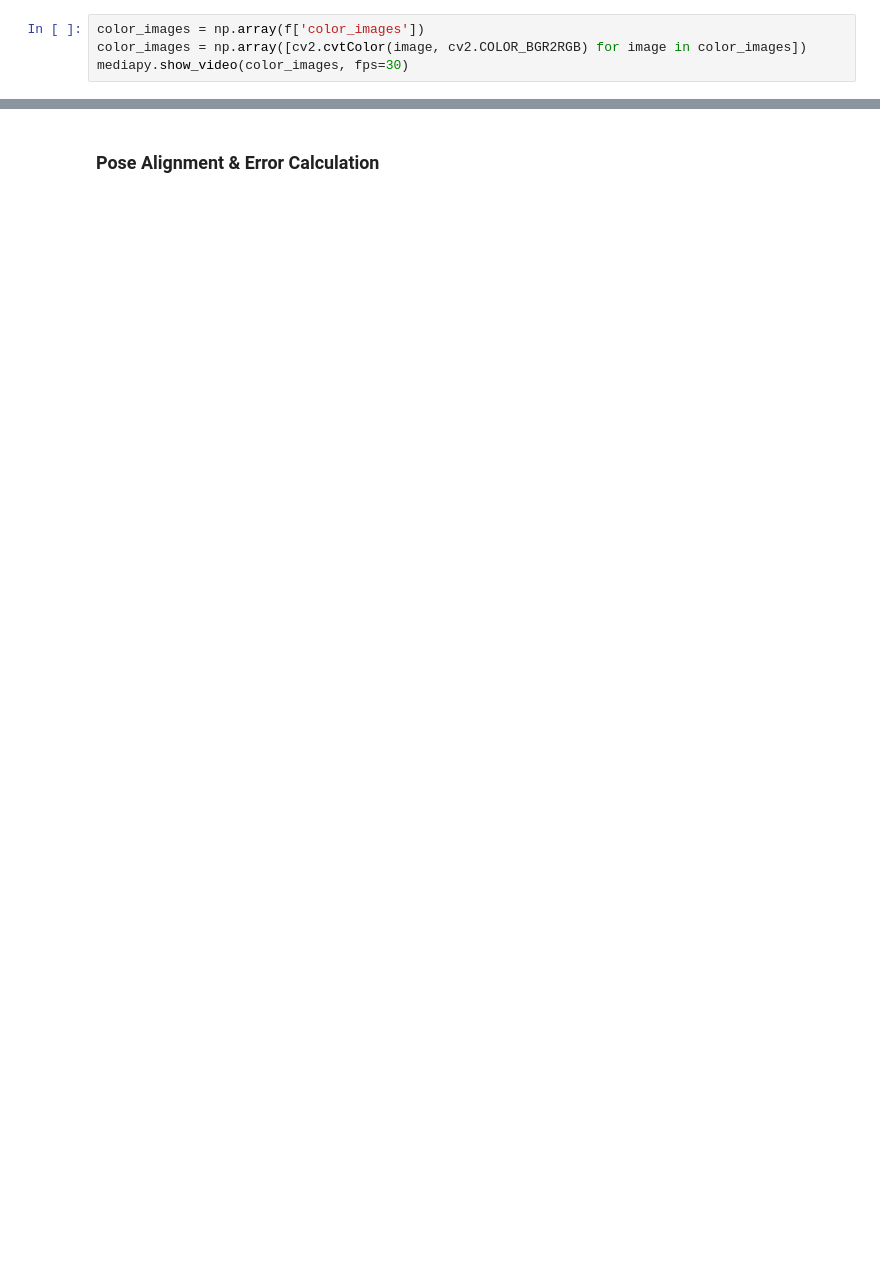
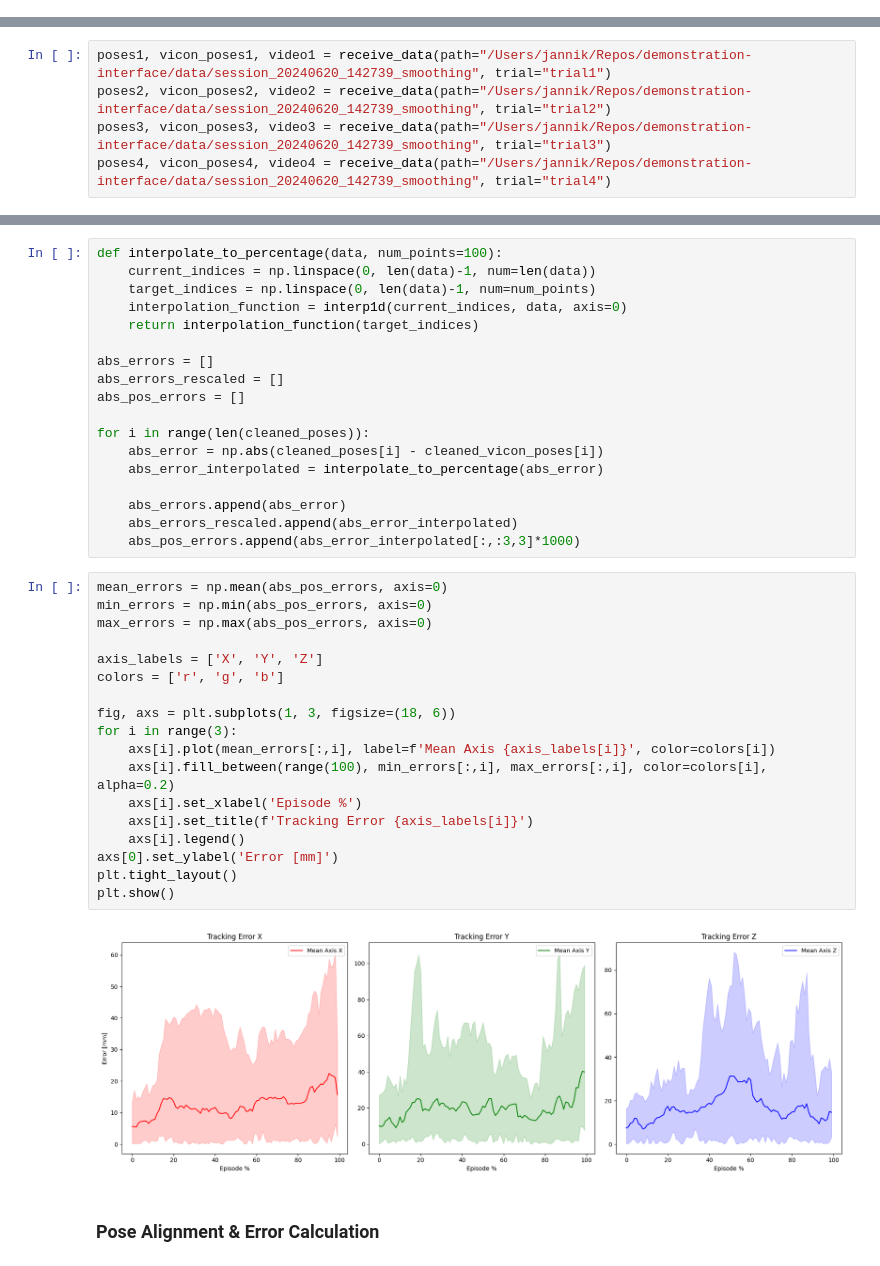
Before and after one commit to J4nn1K/demonstration-interface, a Jupyter notebook: notebooks/experiment1_slam_accuracy.ipynb, the cells around one changed output, grey strips where cells are left out. Saved outputs shown, nothing was run; the diff lists cells and outputs as text; blank space fills up the shorter version.

```diff
--- a/notebooks/experiment1_slam_accuracy.ipynb
+++ b/notebooks/experiment1_slam_accuracy.ipynb
@@ -41,4 +17,0 @@ print(len(vicon_poses_downsampled))
-# %%
-color_images = np.array(f['color_images'])
-color_images = np.array([cv2.cvtColor(image, cv2.COLOR_BGR2RGB) for image in color_images])
-mediapy.show_video(color_images, fps=30)
@@ -46,0 +53,5 @@ mediapy.show_video(color_images, fps=30)
+# %%
+poses1, vicon_poses1, video1 = receive_data(path="/Users/jannik/Repos/demonstration-interface/data/session_20240620_142739_smoothing", trial="trial1")
+poses2, vicon_poses2, video2 = receive_data(path="/Users/jannik/Repos/demonstration-interface/data/session_20240620_142739_smoothing", trial="trial2")
+poses3, vicon_poses3, video3 = receive_data(path="/Users/jannik/Repos/demonstration-interface/data/session_20240620_142739_smoothing", trial="trial3")
+poses4, vicon_poses4, video4 = receive_data(path="/Users/jannik/Repos/demonstration-interface/data/session_20240620_142739_smoothing", trial="trial4")
@@ -47,2 +125,40 @@ mediapy.show_video(color_images, fps=30)
+# %%
+def interpolate_to_percentage(data, num_points=100):
+    current_indices = np.linspace(0, len(data)-1, num=len(data))
+    target_indices = np.linspace(0, len(data)-1, num=num_points)
+    interpolation_function = interp1d(current_indices, data, axis=0)
+    return interpolation_function(target_indices)
+
+abs_errors = []
+abs_errors_rescaled = []
+abs_pos_errors = []
+
+for i in range(len(cleaned_poses)):
+    abs_error = np.abs(cleaned_poses[i] - cleaned_vicon_poses[i])
+    abs_error_interpolated = interpolate_to_percentage(abs_error)
+
+    abs_errors.append(abs_error)
+    abs_errors_rescaled.append(abs_error_interpolated)
+    abs_pos_errors.append(abs_error_interpolated[:,:3,3]*1000)
+# %%
+mean_errors = np.mean(abs_pos_errors, axis=0)
+min_errors = np.min(abs_pos_errors, axis=0)
+max_errors = np.max(abs_pos_errors, axis=0)
+
+axis_labels = ['X', 'Y', 'Z']
+colors = ['r', 'g', 'b']
+
+fig, axs = plt.subplots(1, 3, figsize=(18, 6))
+for i in range(3):
+    axs[i].plot(mean_errors[:,i], label=f'Mean Axis {axis_labels[i]}', color=colors[i])
+    axs[i].fill_between(range(100), min_errors[:,i], max_errors[:,i], color=colors[i], alpha=0.2)
+    axs[i].set_xlabel('Episode %')
+    axs[i].set_title(f'Tracking Error {axis_labels[i]}')
+    axs[i].legend()
+axs[0].set_ylabel('Error [mm]')
+plt.tight_layout()
+plt.show()
+# %% [output]
+[figure, added]
 # %% [markdown]
 ### Pose Alignment & Error Calculation
```
Also changed, not shown: parts of 20 cells of this notebook.
